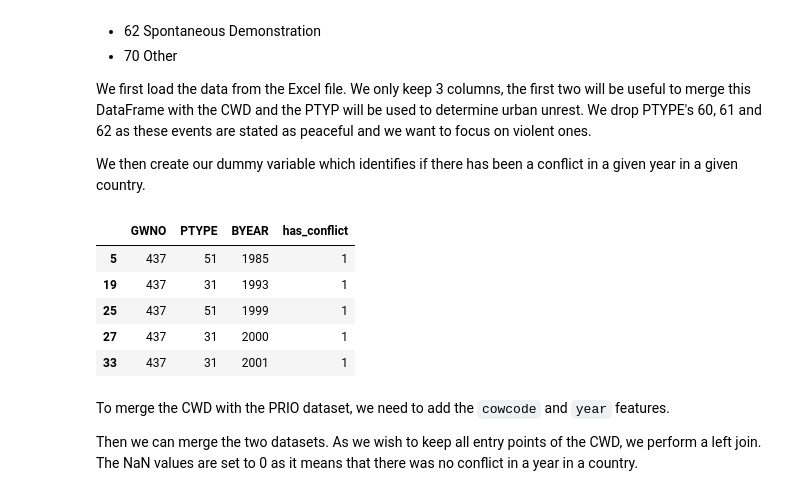
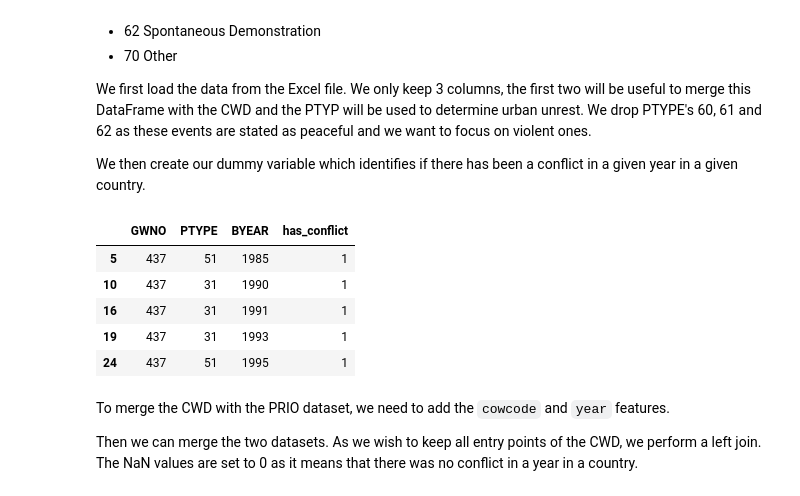
Before and after one commit to epfl-ada/ada-2020-project-milestone-p3-p3_abracadata, a Jupyter notebook: creative_extension.ipynb, the cells around one changed output. Cells and saved outputs as stored; diff of their text form; code cells hidden in the pictures.

```diff
--- a/creative_extension.ipynb
+++ b/creative_extension.ipynb
@@ -434,17 +262,17 @@ We first load the data from the Excel file. We only keep 3 columns, the first tw
 
 We then create our dummy variable which identifies if there has been a conflict in a given year in a given country.
 # %%
-events = pd.read_excel("data/events.xlsx", usecols = ["GWNO", "BYEAR", "PTYPE"]).drop_duplicates(subset=["BYEAR", "GWNO"])
-events = events[events["PTYPE"].isin([60, 61, 62]) == False]
+events = pd.read_excel("data/events.xlsx", usecols = ["GWNO", "BYEAR", "PTYPE"])
+events = events[events["PTYPE"].isin([60, 61, 62]) == False].drop_duplicates(subset=["BYEAR", "GWNO"])
 events["has_conflict"] = 1
 events.head(5)
 # %% [output]
 |  | GWNO | PTYPE | BYEAR | has_conflict |
 | 5 | 437 | 51 | 1985 | 1 |
+| 10 | 437 | 31 | 1990 | 1 |
+| 16 | 437 | 31 | 1991 | 1 |
 | 19 | 437 | 31 | 1993 | 1 |
-| 25 | 437 | 51 | 1999 | 1 |
-| 27 | 437 | 31 | 2000 | 1 |
-| 33 | 437 | 31 | 2001 | 1 |
+| 24 | 437 | 51 | 1995 | 1 |
 # %% [markdown]
 To merge the CWD with the PRIO dataset, we need to add the `cowcode` and `year` features.
 
```
Also changed, not shown: parts of 21 cells of this notebook.
